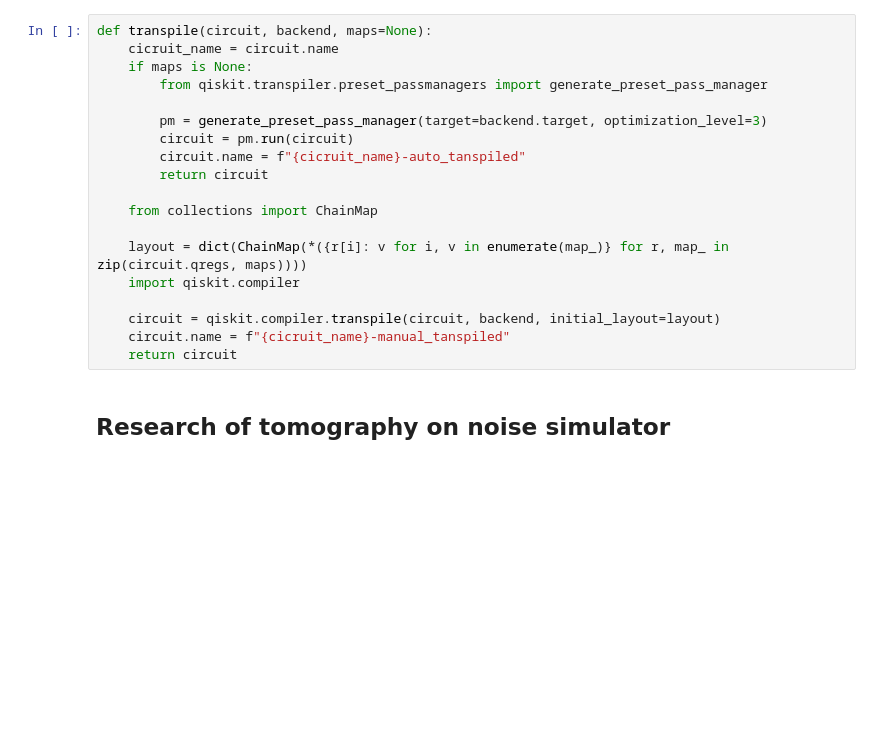
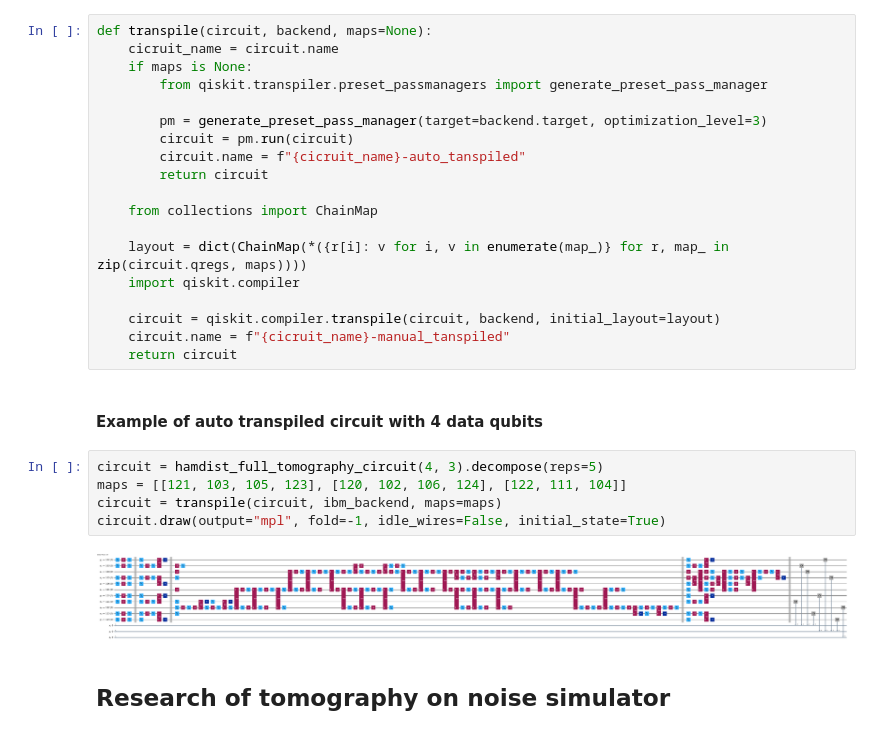
Before and after one commit to kephircheek/Hybrid-quantum-classical-unsupervised-data-clustering-based-on-the-self-organizing-feature-map, a Jupyter notebook: notebooks/hd_tomography.ipynb, the cells around one changed output. Cells and saved outputs as stored; diff of their text form; blank space fills up the shorter version.

```diff
--- a/notebooks/hd_tomography.ipynb
+++ b/notebooks/hd_tomography.ipynb
@@ -648,6 +648,15 @@ def transpile(circuit, backend, maps=None):
     circuit = qiskit.compiler.transpile(circuit, backend, initial_layout=layout)
     circuit.name = f"{cicruit_name}-manual_tanspiled"
     return circuit
+# %% [markdown]
+#### Example of auto transpiled circuit with 4 data qubits
+# %%
+circuit = hamdist_full_tomography_circuit(4, 3).decompose(reps=5)
+maps = [[121, 103, 105, 123], [120, 102, 106, 124], [122, 111, 104]]
+circuit = transpile(circuit, ibm_backend, maps=maps)
+circuit.draw(output="mpl", fold=-1, idle_wires=False, initial_state=True)
+# %% [output]
+[figure, added]
 # %% [markdown]
 ## Research of tomography on noise simulator
 # %%
```
Also changed, not shown: parts of 10 cells of this notebook.
